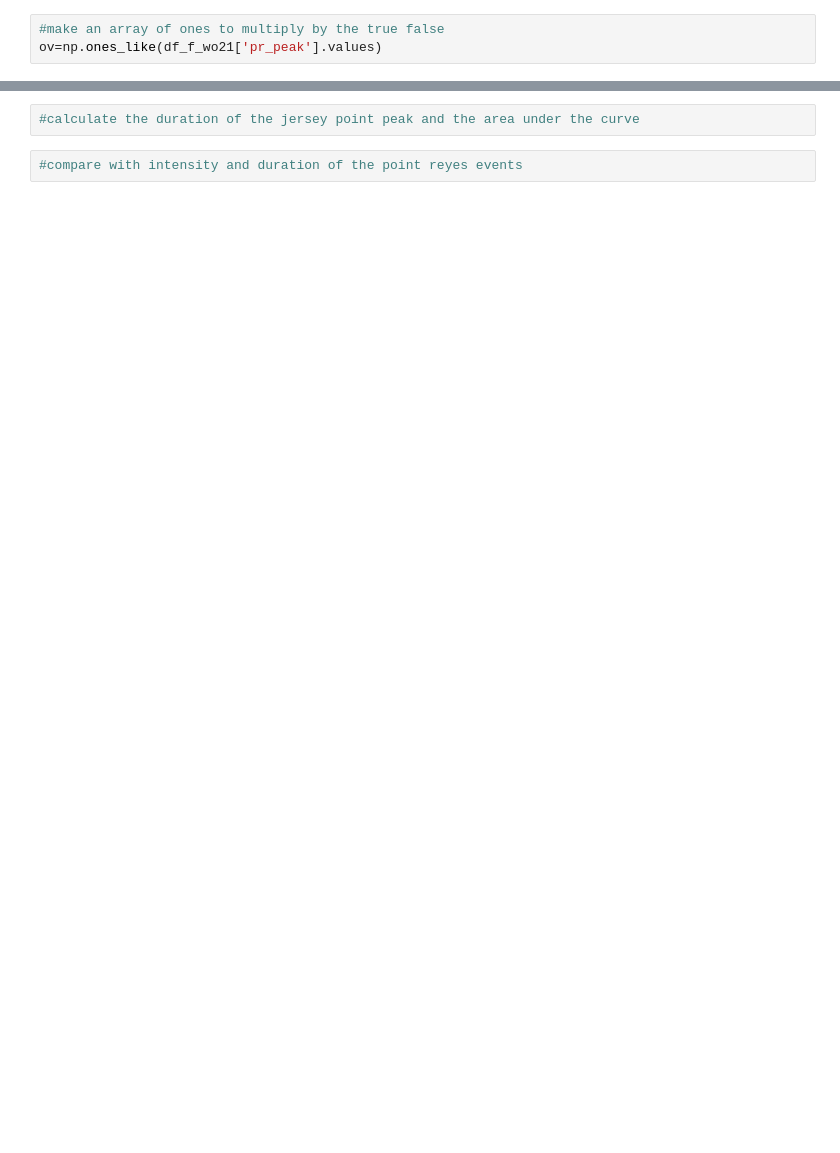
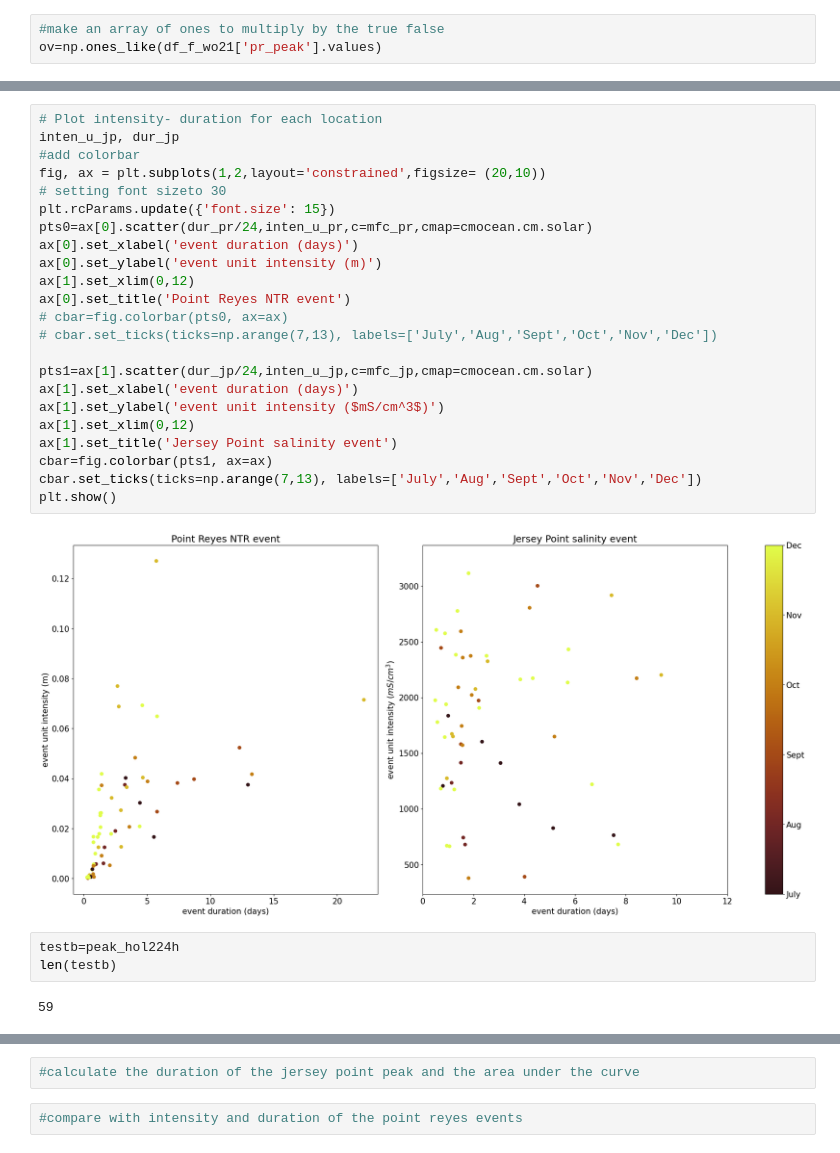
Before and after one commit to jennaisrael/Savio_scratch_back_up, a Jupyter notebook: climate_data_processing/identify_stp/test_peak_finding_do_not_downsample.ipynb, the cells around one changed output, grey strips where cells are left out. Cells and saved outputs as stored; diff of their text form; blank space fills up the shorter version.

```diff
--- a/climate_data_processing/identify_stp/test_peak_finding_do_not_downsample.ipynb
+++ b/climate_data_processing/identify_stp/test_peak_finding_do_not_downsample.ipynb
@@ -1006,0 +1204,30 @@ plt.show()
+# %%
+# Plot intensity- duration for each location
+inten_u_jp, dur_jp
+#add colorbar
+fig, ax = plt.subplots(1,2,layout='constrained',figsize= (20,10))
+# setting font sizeto 30
+plt.rcParams.update({'font.size': 15})
+pts0=ax[0].scatter(dur_pr/24,inten_u_pr,c=mfc_pr,cmap=cmocean.cm.solar)
+ax[0].set_xlabel('event duration (days)')
+ax[0].set_ylabel('event unit intensity (m)')
+ax[1].set_xlim(0,12)
+ax[0].set_title('Point Reyes NTR event')
+# cbar=fig.colorbar(pts0, ax=ax)
+# cbar.set_ticks(ticks=np.arange(7,13), labels=['July','Aug','Sept','Oct','Nov','Dec'])
+
+pts1=ax[1].scatter(dur_jp/24,inten_u_jp,c=mfc_jp,cmap=cmocean.cm.solar)
+ax[1].set_xlabel('event duration (days)')
+ax[1].set_ylabel('event unit intensity ($mS/cm^3$)')
+ax[1].set_xlim(0,12)
+ax[1].set_title('Jersey Point salinity event')
+cbar=fig.colorbar(pts1, ax=ax)
+cbar.set_ticks(ticks=np.arange(7,13), labels=['July','Aug','Sept','Oct','Nov','Dec'])
+plt.show()
+# %% [output]
+[figure, added]
+# %%
+testb=peak_hol224h
+len(testb)
+# %% [output]
+59
```
Also changed, not shown: parts of 85 cells of this notebook.
